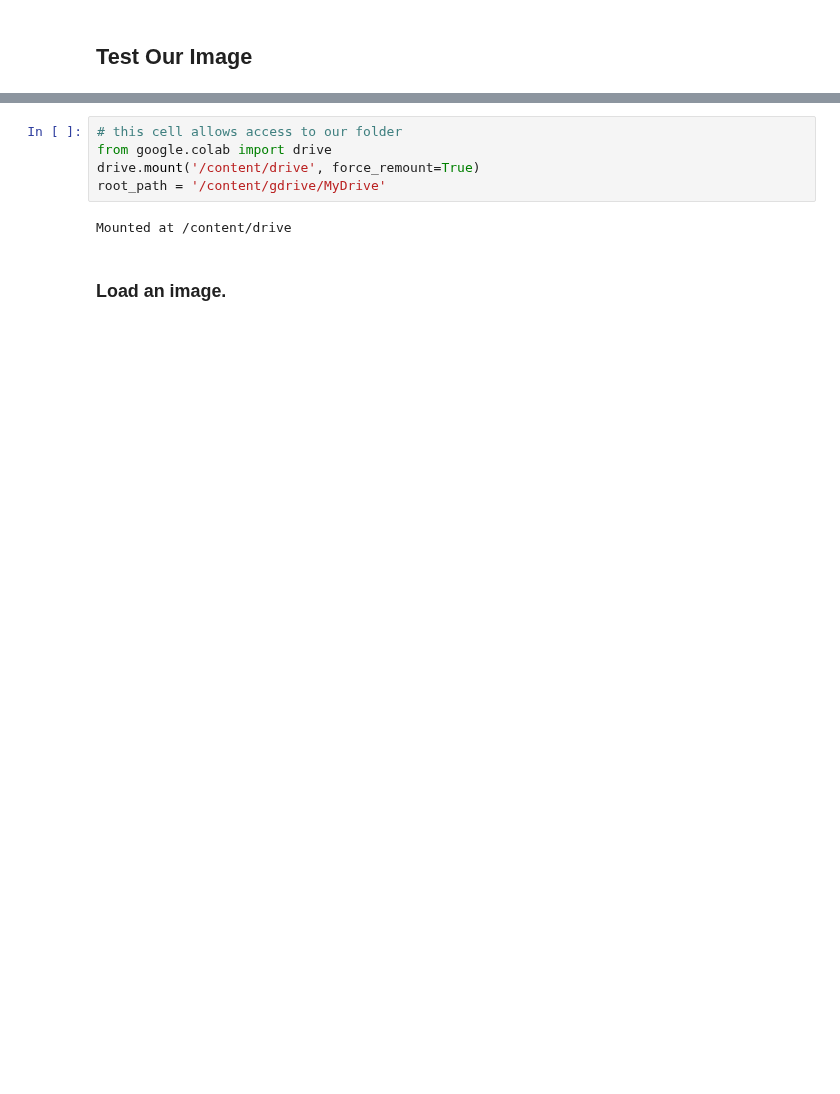
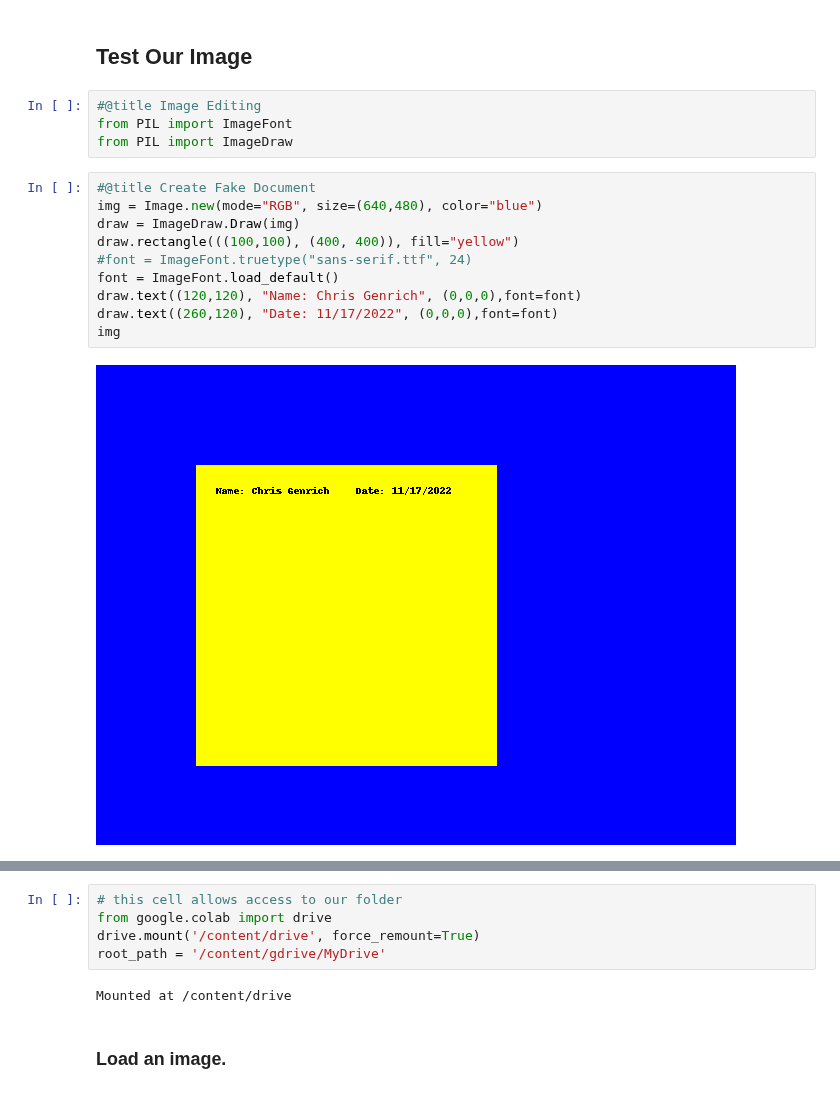
Before and after one commit to alixintong/btt-ai-know-your-customer, a Jupyter notebook: pix2seq_inference_official.ipynb, the cells around one changed output, grey strips where cells are left out. Saved outputs shown, nothing was run; the diff lists cells and outputs as text; blank space fills up the shorter version.

```diff
--- a/pix2seq_inference_official.ipynb
+++ b/pix2seq_inference_official.ipynb
@@ -182,2 +184,18 @@ Image.fromarray(vis)
 # %% [markdown]
 ## Test Our Image
+# %%
+#@title Image Editing
+from PIL import ImageFont
+from PIL import ImageDraw
+# %%
+#@title Create Fake Document
+img = Image.new(mode="RGB", size=(640,480), color="blue")
+draw = ImageDraw.Draw(img)
+draw.rectangle(((100,100), (400, 400)), fill="yellow")
+#font = ImageFont.truetype("sans-serif.ttf", 24)
+font = ImageFont.load_default()
+draw.text((120,120), "Name: Chris Genrich", (0,0,0),font=font)
+draw.text((260,120), "Date: 11/17/2022", (0,0,0),font=font)
+img
+# %% [output]
+[figure, added]
```
Also changed, not shown: parts of 7 cells of this notebook.
